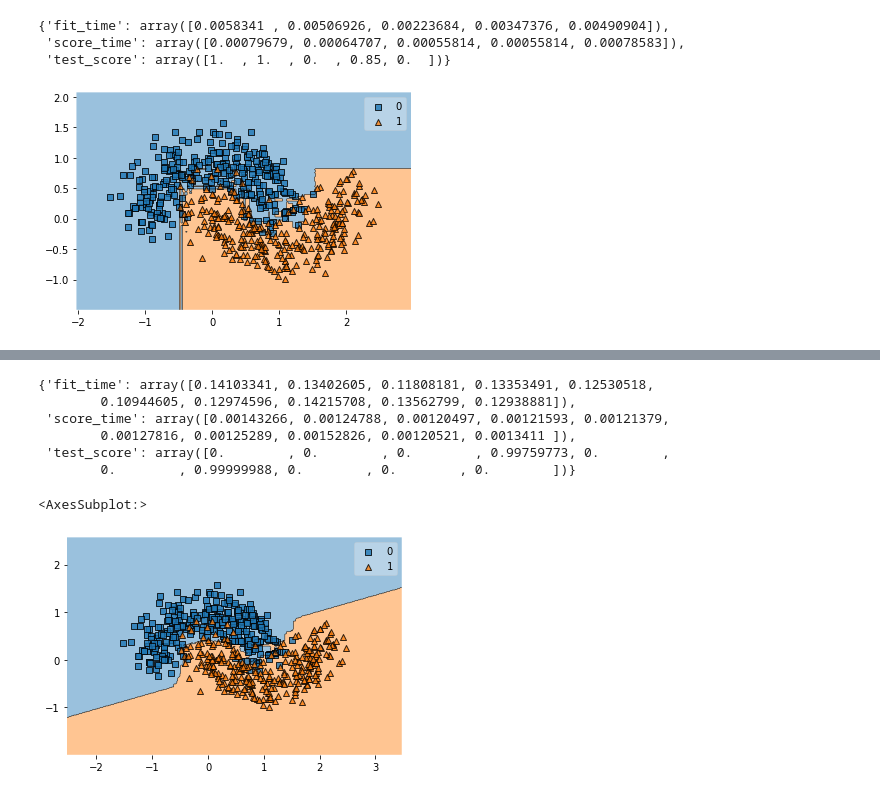
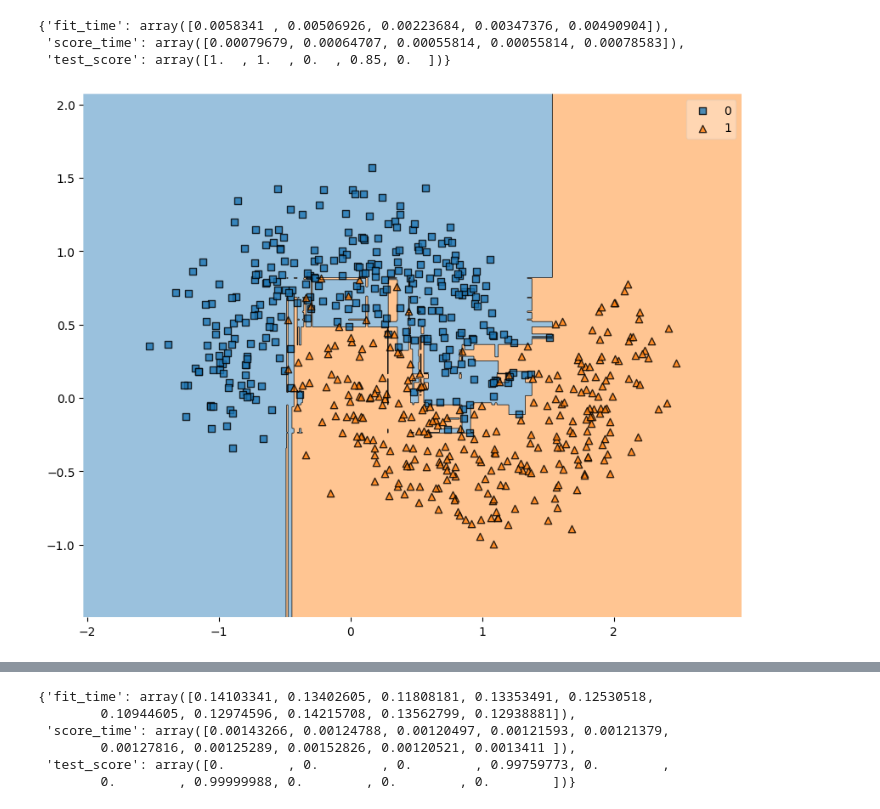
Before and after one commit to bleakwood/le-wagon-lectures, a Jupyter notebook: Ensemble Methods.ipynb, the cells around one changed output, grey strips where cells are left out. Saved outputs shown, nothing was run; the diff lists cells and outputs as text; code cells hidden in the pictures.

```diff
--- a/Ensemble Methods.ipynb
+++ b/Ensemble Methods.ipynb
@@ -207,17 +209,17 @@ cv_results
  'test_score': array([1.  , 1.  , 0.  , 0.85, 0.  ])}
 # %%
 from sklearn.ensemble import AdaBoostClassifier
-
+fig = plt.figure(figsize=(10,8))
 #@interact(n_estimators=[10, 30, 50,100], max_depth=3)
 def plot_classifier(n_estimators, max_depth):
     model = AdaBoostClassifier(DecisionTreeClassifier(max_depth=max_depth),
                                n_estimators=n_estimators)
     model.fit(X_moon, y_moon)
     plot_decision_regions(X_moon, y_moon, model, zoom_factor=2.0)
 
 plot_classifier(n_estimators=50, max_depth=3)
 # %% [output]
-[figure, old version]
+[figure, new version]
 # %%
 from sklearn.ensemble import GradientBoostingRegressor
 model = GradientBoostingRegressor(
@@ -287,23 +289,6 @@ cv_results
         0.00127816, 0.00125289, 0.00152826, 0.00120521, 0.0013411 ]),
  'test_score': array([0.        , 0.        , 0.        , 0.99759773, 0.        ,
         0.        , 0.99999988, 0.        , 0.        , 0.        ])}
-# %%
-from sklearn.ensemble import VotingClassifier
-from sklearn.linear_model import LogisticRegression
-
-forest = RandomForestClassifier()
-logreg = LogisticRegression()
-
-ensemble = VotingClassifier(
-    estimators = [("rf", forest),("lr", logreg)],
-    voting = 'soft', # to use predict_proba of each classifier before voting
-    weights = [1,1] # to equally weight forest and logreg in the vote
-)
-ensemble.fit(X_moon, y_moon)
-plot_decision_regions(X_moon, y_moon, ensemble)
-# %% [output]
-<AxesSubplot:>
-[figure, removed]
 # %%
 from sklearn.ensemble import StackingClassifier
 from sklearn.neighbors import KNeighborsClassifier
```
Also changed, not shown: parts of 6 cells of this notebook, 24 other files.
